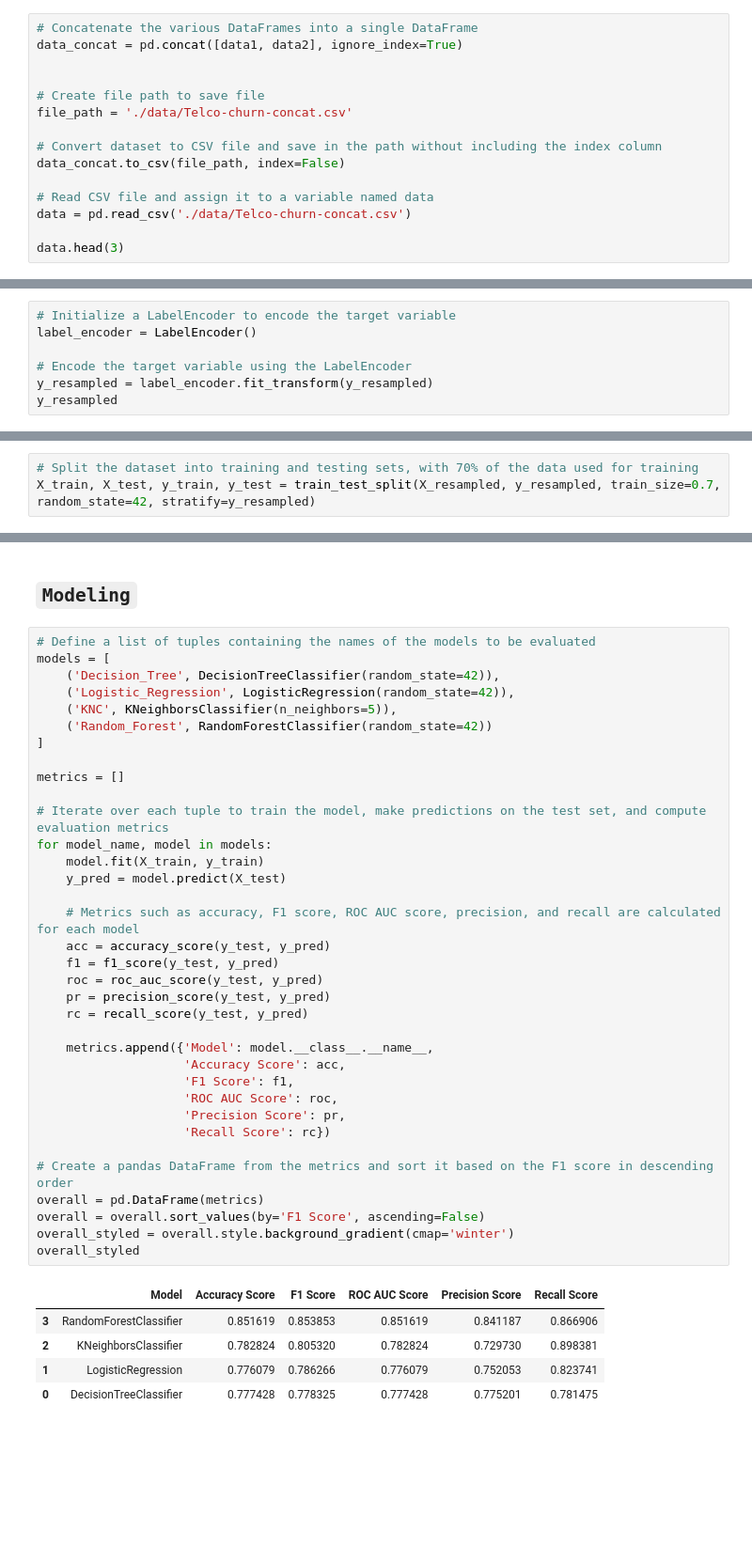
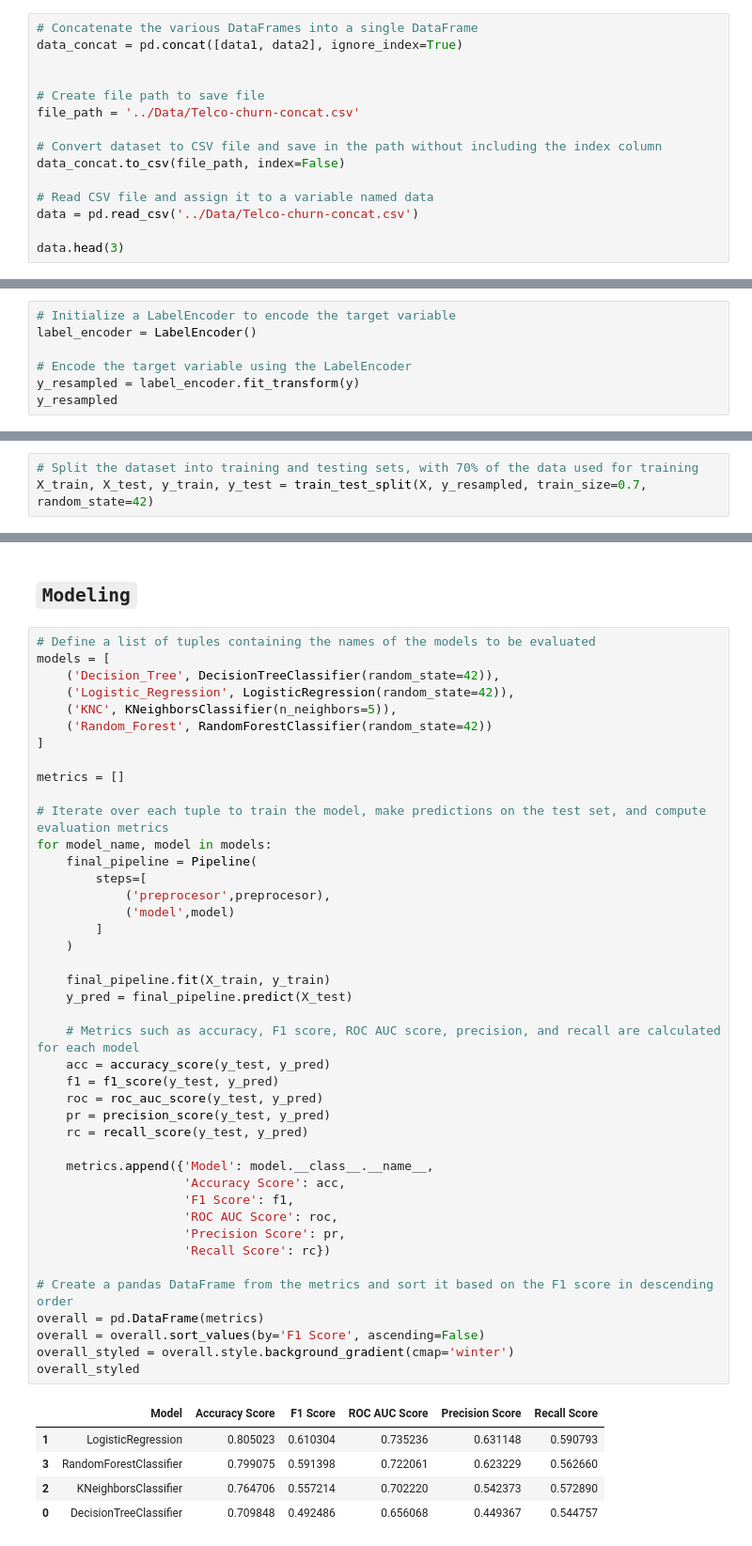
Before and after one commit to MissJoyy/Vodafone-Customer-Churn-Prediction, a Jupyter notebook: notebook.ipynb, the cells around one changed output, grey strips where cells are left out. Shown at 94% size. Cells and saved outputs as stored; diff of their text form; blank space fills up the shorter version.

```diff
--- a/notebook.ipynb
+++ b/notebook.ipynb
@@ -153,13 +155,13 @@ data_concat = pd.concat([data1, data2], ignore_index=True)
 
 
 # Create file path to save file
-file_path = './data/Telco-churn-concat.csv'
+file_path = '../Data/Telco-churn-concat.csv'
 
 # Convert dataset to CSV file and save in the path without including the index column
 data_concat.to_csv(file_path, index=False)
 
 # Read CSV file and assign it to a variable named data
-data = pd.read_csv('./data/Telco-churn-concat.csv')
+data = pd.read_csv('../Data/Telco-churn-concat.csv')
 
 data.head(3)
 # %% [output]
@@ -560,6 +547,6 @@ Name: count, dtype: int64
 label_encoder = LabelEncoder()
 
 # Encode the target variable using the LabelEncoder
-y_resampled = label_encoder.fit_transform(y_resampled)
+y_resampled = label_encoder.fit_transform(y)
 y_resampled
 # %% [output]
@@ -567,3 +554,3 @@ array([0, 0, 1, ..., 1, 1, 1])
 # %%
 # Split the dataset into training and testing sets, with 70% of the data used for training
-X_train, X_test, y_train, y_test = train_test_split(X_resampled, y_resampled, train_size=0.7, random_state=42, stratify=y_resampled)
+X_train, X_test, y_train, y_test = train_test_split(X, y_resampled, train_size=0.7, random_state=42)
@@ -577,39 +580,46 @@ models = [
     ('KNC', KNeighborsClassifier(n_neighbors=5)),
     ('Random_Forest', RandomForestClassifier(random_state=42))
 ]
 
 metrics = []
 
 # Iterate over each tuple to train the model, make predictions on the test set, and compute evaluation metrics
 for model_name, model in models:
-    model.fit(X_train, y_train)
-    y_pred = model.predict(X_test)
+    final_pipeline = Pipeline(
+        steps=[
+            ('preprocesor',preprocesor),
+            ('model',model)
+        ]
+    )
+
+    final_pipeline.fit(X_train, y_train)
+    y_pred = final_pipeline.predict(X_test)
 
     # Metrics such as accuracy, F1 score, ROC AUC score, precision, and recall are calculated for each model
     acc = accuracy_score(y_test, y_pred)
     f1 = f1_score(y_test, y_pred)
     roc = roc_auc_score(y_test, y_pred)
     pr = precision_score(y_test, y_pred)
     rc = recall_score(y_test, y_pred)
 
     metrics.append({'Model': model.__class__.__name__,
                     'Accuracy Score': acc,
                     'F1 Score': f1,
                     'ROC AUC Score': roc,
                     'Precision Score': pr,
                     'Recall Score': rc})
 
 # Create a pandas DataFrame from the metrics and sort it based on the F1 score in descending order
 overall = pd.DataFrame(metrics)
 overall = overall.sort_values(by='F1 Score', ascending=False)
 overall_styled = overall.style.background_gradient(cmap='winter')
 overall_styled
 # %% [output]
 |  | Model | Accuracy Score | F1 Score | ROC AUC Score | Precision Score | Recall Score |
-| 3 | RandomForestClassifier | 0.851619 | 0.853853 | 0.851619 | 0.841187 | 0.866906 |
-| 2 | KNeighborsClassifier | 0.782824 | 0.805320 | 0.782824 | 0.729730 | 0.898381 |
-| 1 | LogisticRegression | 0.776079 | 0.786266 | 0.776079 | 0.752053 | 0.823741 |
-| 0 | DecisionTreeClassifier | 0.777428 | 0.778325 | 0.777428 | 0.775201 | 0.781475 |
+| 1 | LogisticRegression | 0.805023 | 0.610304 | 0.735236 | 0.631148 | 0.590793 |
+| 3 | RandomForestClassifier | 0.799075 | 0.591398 | 0.722061 | 0.623229 | 0.562660 |
+| 2 | KNeighborsClassifier | 0.764706 | 0.557214 | 0.702220 | 0.542373 | 0.572890 |
+| 0 | DecisionTreeClassifier | 0.709848 | 0.492486 | 0.656068 | 0.449367 | 0.544757 |
 # %%
 # Define a list of classifier instances with specific configurations for each model
 models = [DecisionTreeClassifier(random_state=42),
```
Also changed, not shown: parts of 18 cells of this notebook.
